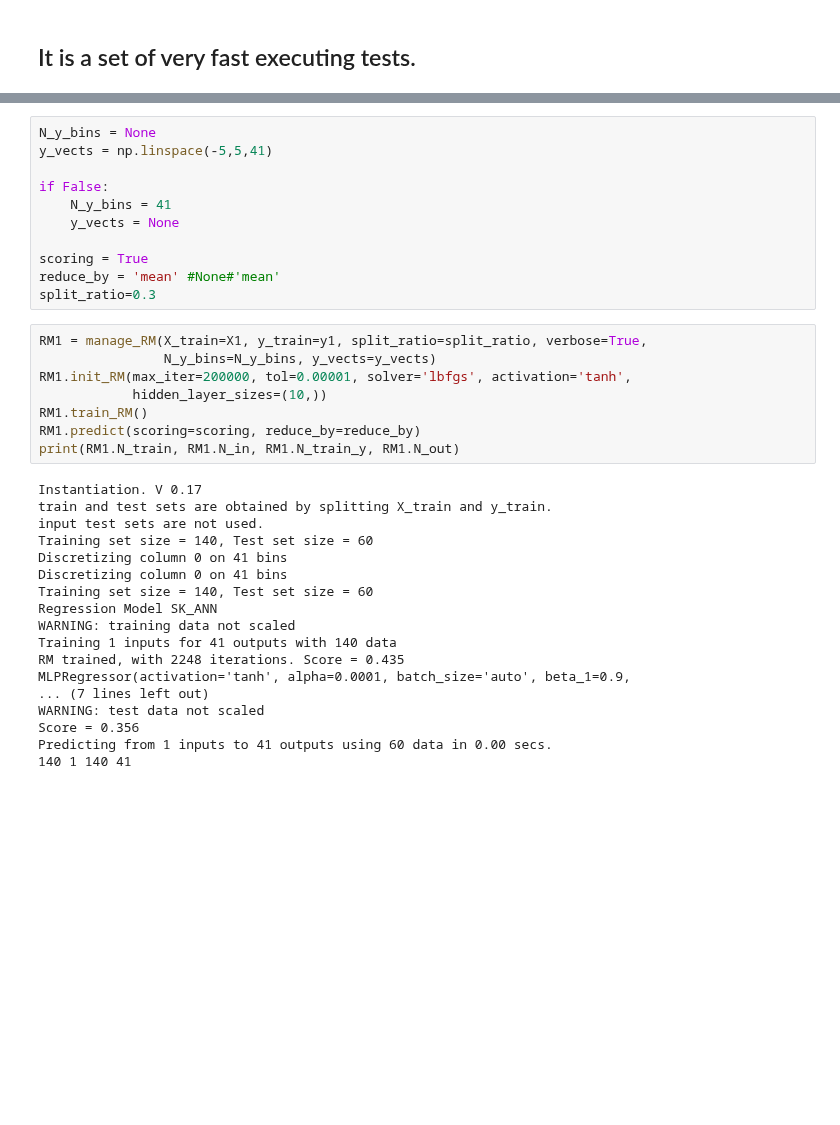
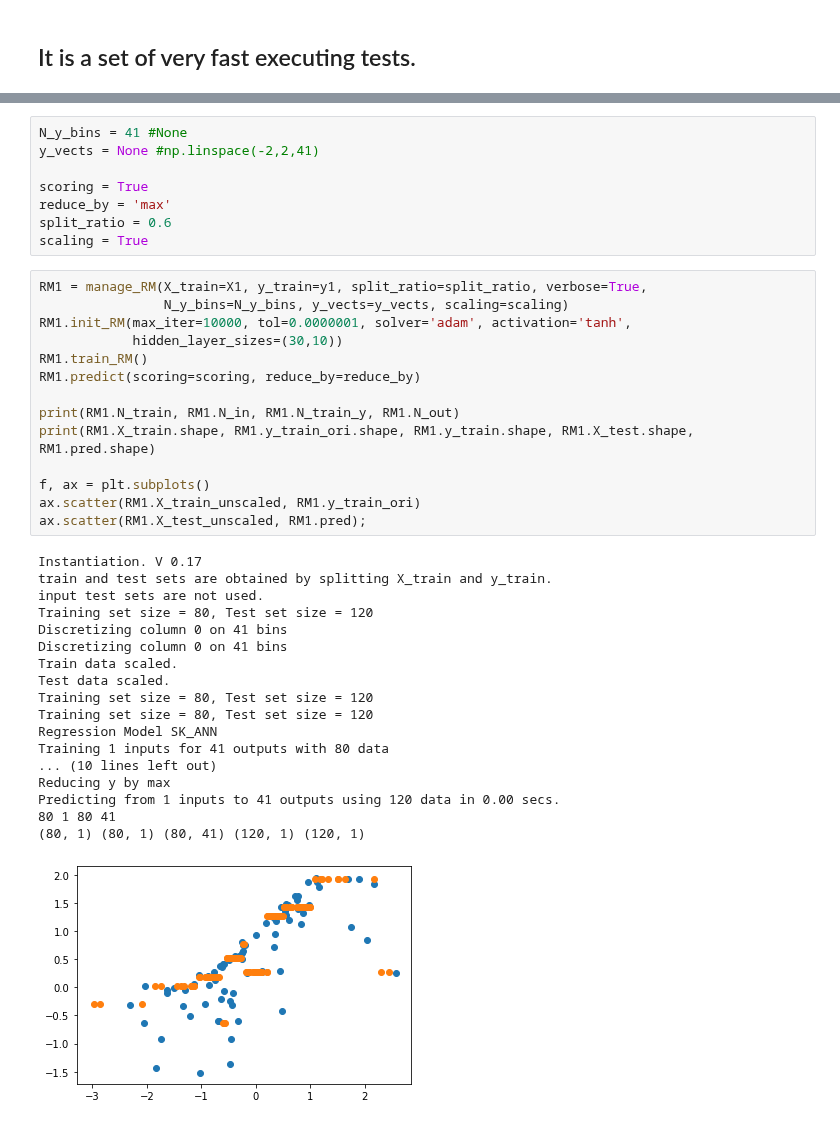
Before and after one commit to Morisset/AI4neb, a Jupyter notebook: docs/Test_Discretization.ipynb, the cells around one changed output, grey strips where cells are left out. Cells and saved outputs as stored; diff of their text form; blank space fills up the shorter version.

```diff
--- a/docs/Test_Discretization.ipynb
+++ b/docs/Test_Discretization.ipynb
@@ -36,39 +49,43 @@ y2 shape: (200, 2)
 # %%
-N_y_bins = None
-y_vects = np.linspace(-5,5,41)
-
-if False:
-    N_y_bins = 41
-    y_vects = None
+N_y_bins = 41 #None
+y_vects = None #np.linspace(-2,2,41)
 
 scoring = True
-reduce_by = 'mean' #None#'mean'
-split_ratio=0.3
+reduce_by = 'max'
+split_ratio = 0.6
+scaling = True
 # %%
 RM1 = manage_RM(X_train=X1, y_train=y1, split_ratio=split_ratio, verbose=True,
-                N_y_bins=N_y_bins, y_vects=y_vects)
-RM1.init_RM(max_iter=200000, tol=0.00001, solver='lbfgs', activation='tanh',
-            hidden_layer_sizes=(10,))
+                N_y_bins=N_y_bins, y_vects=y_vects, scaling=scaling)
+RM1.init_RM(max_iter=10000, tol=0.0000001, solver='adam', activation='tanh',
+            hidden_layer_sizes=(30,10))
 RM1.train_RM()
 RM1.predict(scoring=scoring, reduce_by=reduce_by)
+
 print(RM1.N_train, RM1.N_in, RM1.N_train_y, RM1.N_out)
+print(RM1.X_train.shape, RM1.y_train_ori.shape, RM1.y_train.shape, RM1.X_test.shape, RM1.pred.shape)
+
+f, ax = plt.subplots()
+ax.scatter(RM1.X_train_unscaled, RM1.y_train_ori)
+ax.scatter(RM1.X_test_unscaled, RM1.pred);
 # %% [output]
 Instantiation. V 0.17
 train and test sets are obtained by splitting X_train and y_train.
 input test sets are not used.
-Training set size = 140, Test set size = 60
+Training set size = 80, Test set size = 120
 Discretizing column 0 on 41 bins
 Discretizing column 0 on 41 bins
-Training set size = 140, Test set size = 60
+Train data scaled.
+Test data scaled.
+Training set size = 80, Test set size = 120
+Training set size = 80, Test set size = 120
 Regression Model SK_ANN
-WARNING: training data not scaled
-Training 1 inputs for 41 outputs with 140 data
-RM trained, with 2248 iterations. Score = 0.435
-MLPRegressor(activation='tanh', alpha=0.0001, batch_size='auto', beta_1=0.9,
-... (7 lines left out)
-WARNING: test data not scaled
-Score = 0.356
-Predicting from 1 inputs to 41 outputs using 60 data in 0.00 secs.
-140 1 140 41
+Training 1 inputs for 41 outputs with 80 data
+... (10 lines left out)
+Reducing y by max
+Predicting from 1 inputs to 41 outputs using 120 data in 0.00 secs.
+80 1 80 41
+(80, 1) (80, 1) (80, 41) (120, 1) (120, 1)
+[figure, added]
 # %%
 RM2 = manage_RM(X_train=X2, y_train=y1, split_ratio=split_ratio, verbose=True,
```
Also changed, not shown: parts of 11 cells of this notebook.
